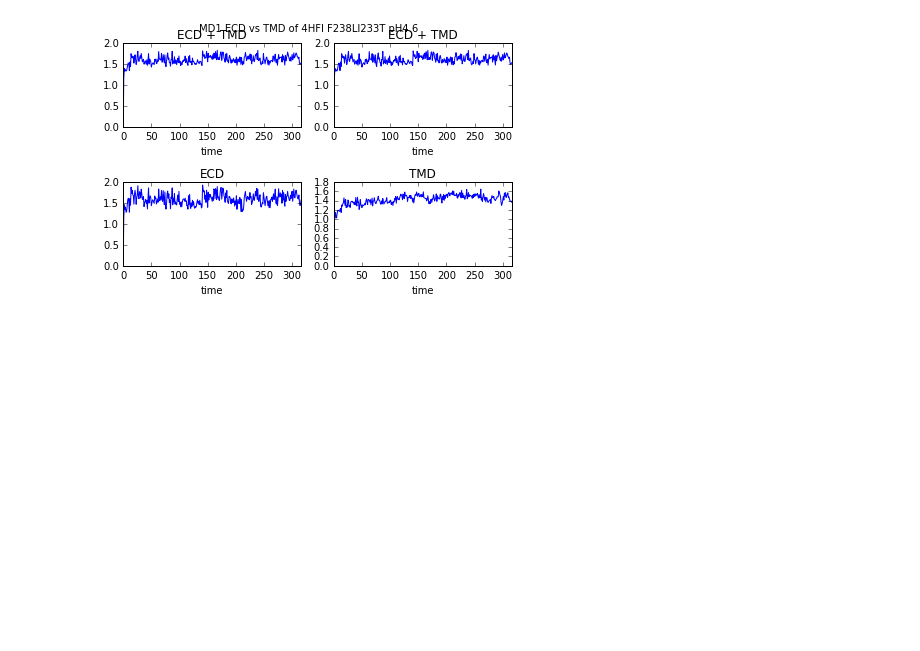
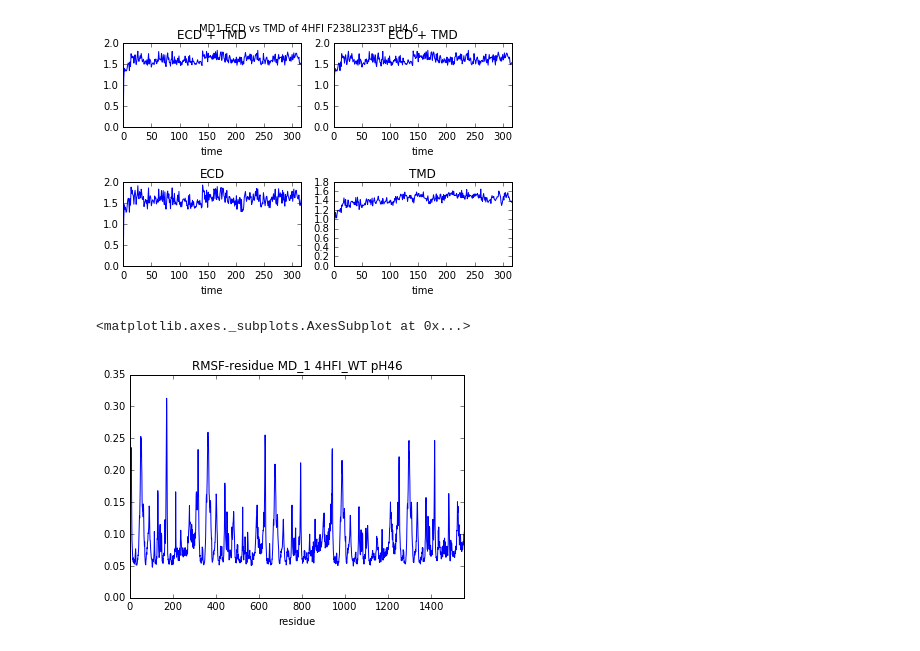
Before and after one commit to chemlove/md_data_analysis, a Jupyter notebook: 4HFI_PH_46_RMSF_RMSD_mdtraj.ipynb, the cells around one changed output. Cells and saved outputs as stored; diff of their text form; code cells hidden in the pictures; blank space fills up the shorter version.

Commit message:
rmsf_4HFI

```diff
--- a/4HFI_PH_46_RMSD_mdtraj.ipynb
+++ b/4HFI_PH_46_RMSF_RMSD_mdtraj.ipynb
@@ -65,3 +65,19 @@ def rmsd_dataframe(traj_name, ref_name):
     traj.superpose(ref)
     rmsd_data = pd.DataFrame({'RMSD':md.rmsd(traj, ref)*10,'time':traj.time/1000})
     return rmsd_data
+# %%
+def rmsf_resid_dataframe(traj_name):
+        location = '/media/scottzhuang/data/MD/4HFI_ph46_md1/'
+        traj_location = location + traj_name + '/mdrun/4HFi_ph46_' + traj_name + '_md.skip1.ca.xtc'
+        top_location = location + traj_name + '/mdrun/4HFi_ph46_' + traj_name + '_md.ca.gro'
+        ref_location = location + traj_name + '/mdrun/4HFi_ph46_' + traj_name + '_md.ca.gro'
+        traj = md.load(traj_location,top=top_location)
+        ref = md.load(ref_location)
+        topology = traj.topology
+        if traj.n_atoms != ref.n_atoms:
+            traj = traj.atom_slice(topology.select(residue_selection))
+        traj.superpose(ref)
+        avg_xyz = np.mean(traj.xyz[:, :, :], axis=0)
+        rmsf = np.sqrt(3*np.mean((traj.xyz[:, :, :] - avg_xyz)**2, axis=(0,2)))
+        rmsd_data = pd.DataFrame({'RMSF':rmsf,'residue':list(range(0,traj.n_atoms))})
+        return rmsd_data
@@ -210,3 +242,9 @@ fig.suptitle('MD1 ' + 'ECD vs TMD of 4HFI F238LI233T pH4.6')
 fig.tight_layout()
 # %% [output]
 [figure]
+# %%
+rmsf_resid_4HFI_WT = rmsf_resid_dataframe("WT")
+rmsf_resid_4HFI_WT.plot(x='residue', y='RMSF',legend=False,title="RMSF-residue MD_1 4HFI_WT pH46")
+# %% [output]
+<matplotlib.axes._subplots.AxesSubplot at 0x...>
+[figure, added]
```
Also changed, not shown: parts of 8 cells of this notebook.
